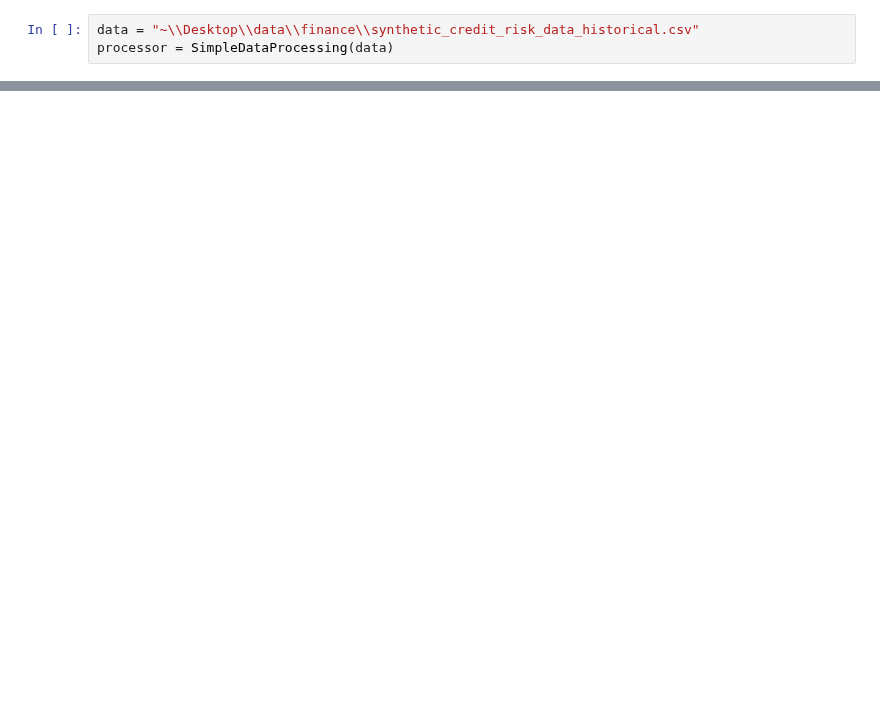
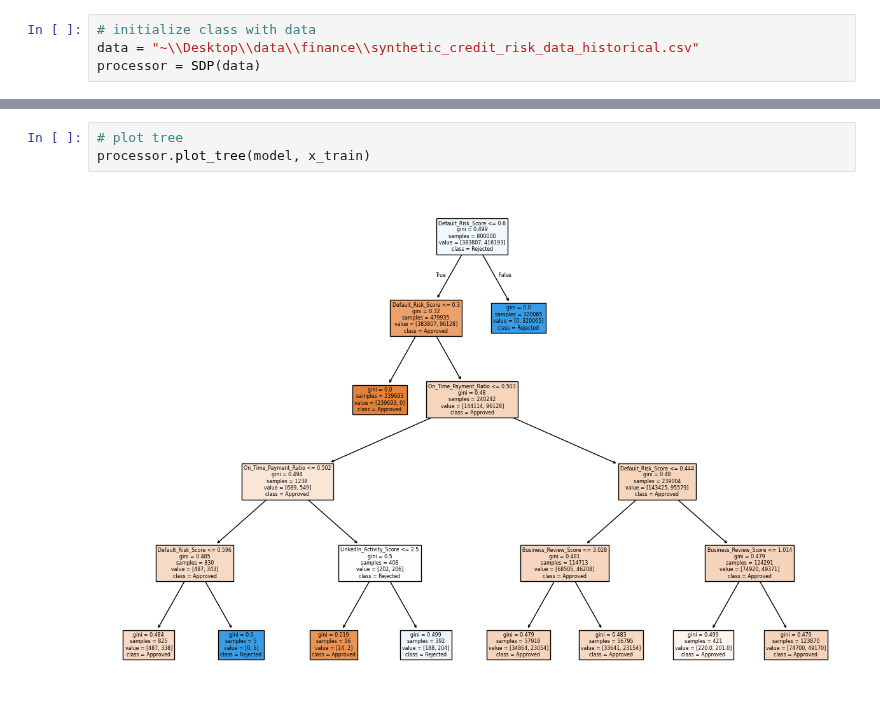
Before and after one commit to llouis01/Code-Gym, a Jupyter notebook: finance/risk_analysis.ipynb, the cells around one changed output, grey strips where cells are left out. Saved outputs shown, nothing was run; the diff lists cells and outputs as text; blank space fills up the shorter version.

```diff
--- a/finance/risk_analysis.ipynb
+++ b/finance/risk_analysis.ipynb
@@ -73,3 +17,4 @@ class SimpleDataProcessing:
 # %%
+# initialize class with data
 data = "~\\Desktop\\data\\finance\\synthetic_credit_risk_data_historical.csv"
-processor = SimpleDataProcessing(data)
+processor = SDP(data)
@@ -283,0 +36,5 @@ Would you like to dive deeper into how decision trees can be optimized or perhap
+# %%
+# plot tree
+processor.plot_tree(model, x_train)
+# %% [output]
+[figure, added]
```
Also changed, not shown: parts of 18 cells of this notebook, 1 other file.
